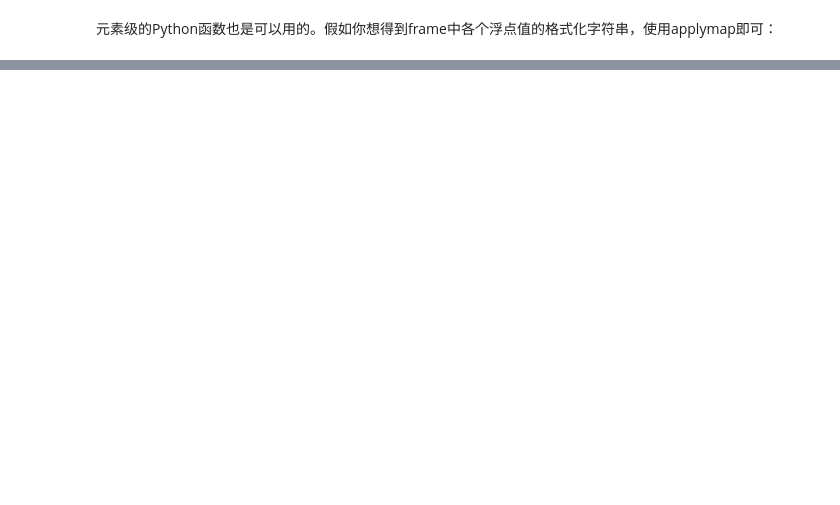
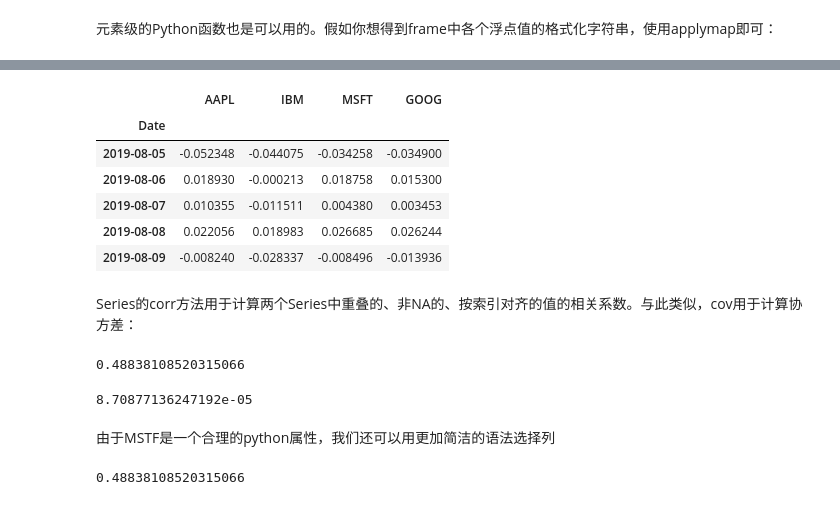
Before and after one commit to bosslv/data-analysis, a Jupyter notebook: Task2 Pandas 基础.ipynb, the cells around one changed output, grey strips where cells are left out. Saved outputs shown, nothing was run; the diff lists cells and outputs as text; code cells hidden in the pictures; blank space fills up the shorter version.

```diff
--- a/Task2 Pandas 基础.ipynb
+++ b/Task2 Pandas 基础.ipynb
@@ -1001,0 +1295,36 @@ frame.apply(f)
+# %%
+import pandas_datareader.data as web
+import pandas as pd
+all_data = {ticker:web.get_data_yahoo(ticker)
+           for ticker in['AAPL','IBM','MSFT','GOOG']}
+price = pd.DataFrame({ticker:data['Adj Close']
+                     for ticker,data in all_data.items()})
+volume = pd.DataFrame({ticker:data['Volume']
+                      for ticker,data in all_data.items()})
+# %%
+returns = price.pct_change()
+returns.tail()
+# %% [output]
+|  | AAPL | IBM | MSFT | GOOG |
+| Date |  |  |  |  |
+| 2019-08-05 | -0.052348 | -0.044075 | -0.034258 | -0.034900 |
+| 2019-08-06 | 0.018930 | -0.000213 | 0.018758 | 0.015300 |
+| 2019-08-07 | 0.010355 | -0.011511 | 0.004380 | 0.003453 |
+| 2019-08-08 | 0.022056 | 0.018983 | 0.026685 | 0.026244 |
+| 2019-08-09 | -0.008240 | -0.028337 | -0.008496 | -0.013936 |
+# %% [markdown]
+Series的corr方法用于计算两个Series中重叠的、非NA的、按索引对齐的值的相关系数。与此类似，cov用于计算协方差：
+# %%
+returns['MSFT'].corr(returns['IBM'])
+# %% [output]
+0.48838108520315066
+# %%
+returns['MSFT'].cov(returns['IBM'])
+# %% [output]
+8.70877136247192e-05
+# %% [markdown]
+由于MSTF是一个合理的python属性，我们还可以用更加简洁的语法选择列
+# %%
+returns.MSFT.corr(returns.IBM)
+# %% [output]
+0.48838108520315066
```
Also changed, not shown: parts of 63 cells of this notebook.
